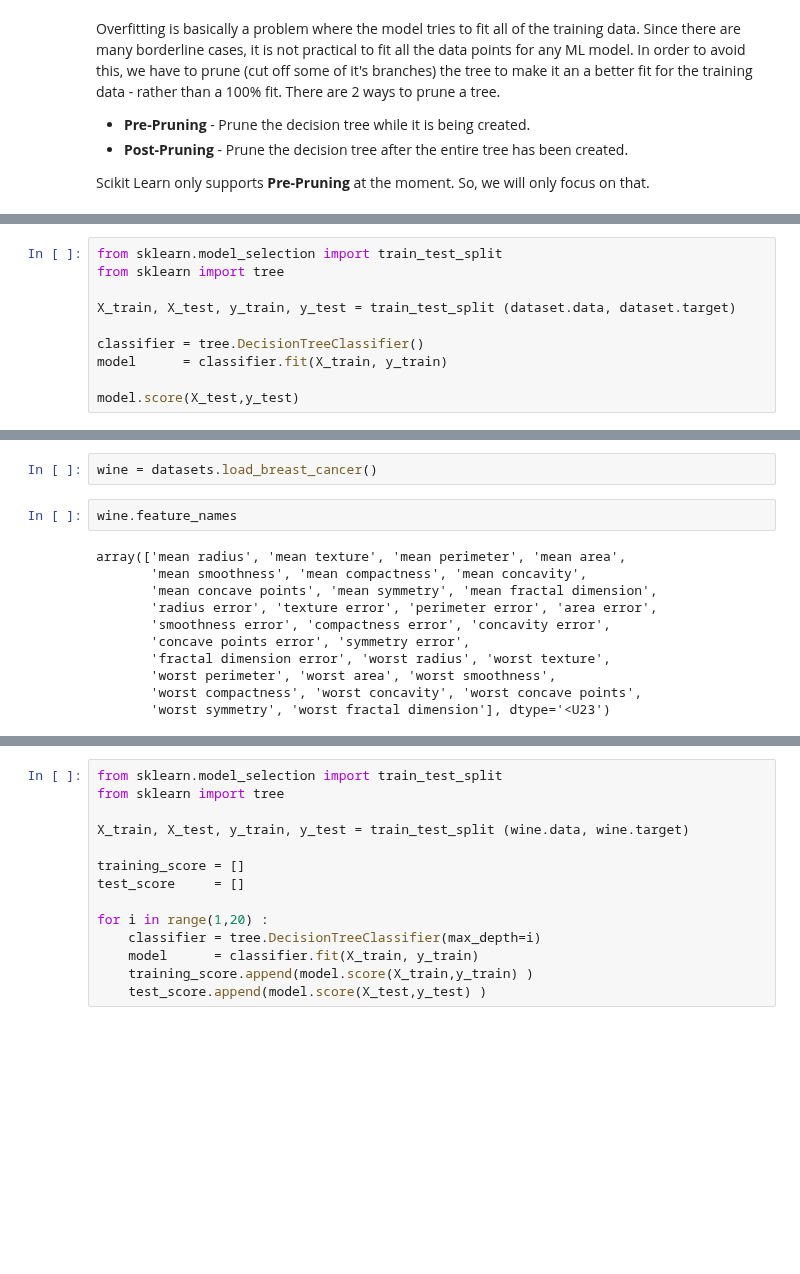
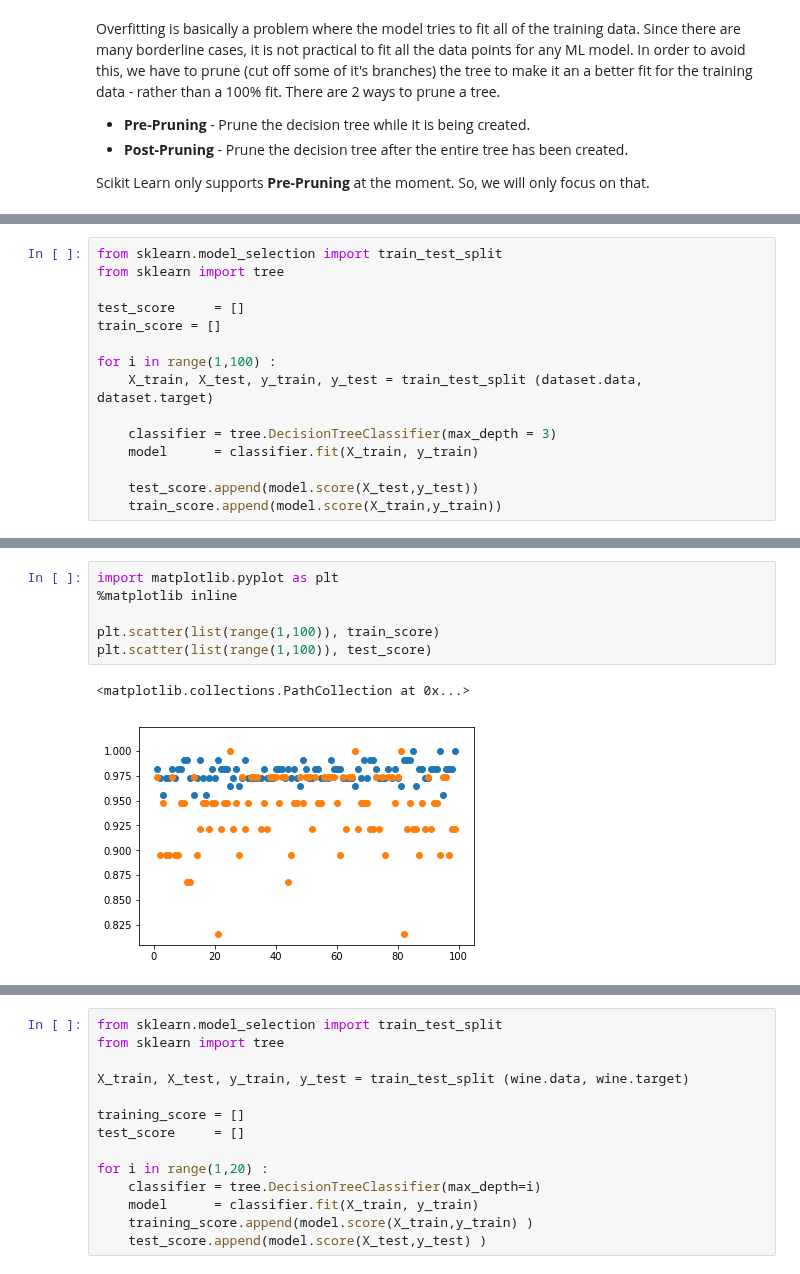
Before and after one commit to hotcode002/Machine-Learning-with-Python, a Jupyter notebook: week_3_ml_algorithms/day_14_decision_trees.ipynb, the cells around one changed output, grey strips where cells are left out. Drawn from its saved outputs; the diff is of its cells as text; blank space fills up the shorter version.

Commit message:
decision trees

```diff
--- a/week_3_ml_algorithms/day_14_decision_trees.ipynb
+++ b/week_3_ml_algorithms/day_14_decision_trees.ipynb
@@ -354,9 +368,14 @@ graph
 from sklearn.model_selection import train_test_split
 from sklearn import tree
 
-X_train, X_test, y_train, y_test = train_test_split (dataset.data, dataset.target)
+test_score     = []
+train_score = []
 
-classifier = tree.DecisionTreeClassifier()
-model      = classifier.fit(X_train, y_train)
+for i in range(1,100) :
+    X_train, X_test, y_train, y_test = train_test_split (dataset.data, dataset.target)
 
-model.score(X_test,y_test)
+    classifier = tree.DecisionTreeClassifier(max_depth = 3)
+    model      = classifier.fit(X_train, y_train)
+
+    test_score.append(model.score(X_test,y_test))
+    train_score.append(model.score(X_train,y_train))
@@ -384,15 +382,9 @@ graph
-# %%
-wine = datasets.load_breast_cancer()
-# %%
-wine.feature_names
-# %% [output]
-array(['mean radius', 'mean texture', 'mean perimeter', 'mean area',
-       'mean smoothness', 'mean compactness', 'mean concavity',
-       'mean concave points', 'mean symmetry', 'mean fractal dimension',
-       'radius error', 'texture error', 'perimeter error', 'area error',
-       'smoothness error', 'compactness error', 'concavity error',
-       'concave points error', 'symmetry error',
-       'fractal dimension error', 'worst radius', 'worst texture',
-       'worst perimeter', 'worst area', 'worst smoothness',
-       'worst compactness', 'worst concavity', 'worst concave points',
-       'worst symmetry', 'worst fractal dimension'], dtype='<U23')
+# %%
+import matplotlib.pyplot as plt
+%matplotlib inline
+
+plt.scatter(list(range(1,100)), train_score)
+plt.scatter(list(range(1,100)), test_score)
+# %% [output]
+<matplotlib.collections.PathCollection at 0x...>
+[figure, added]
```
Also changed, not shown: parts of 26 cells of this notebook, 7 other files.
